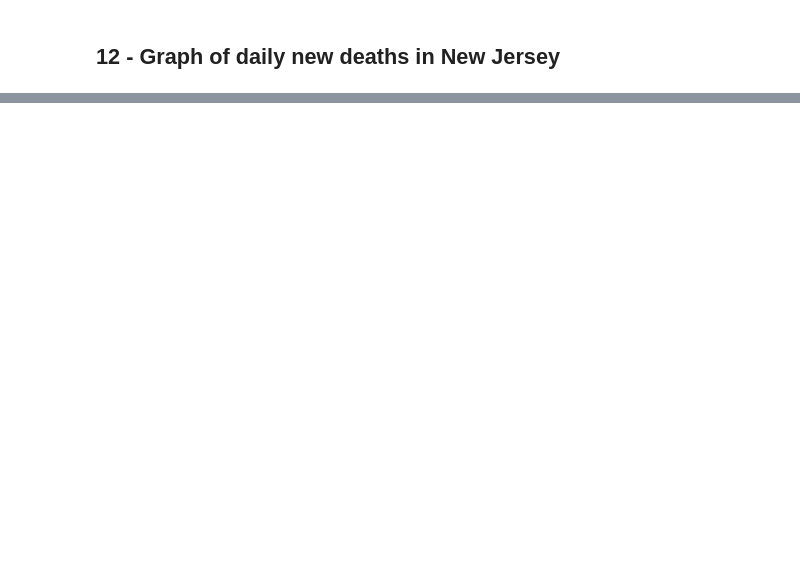
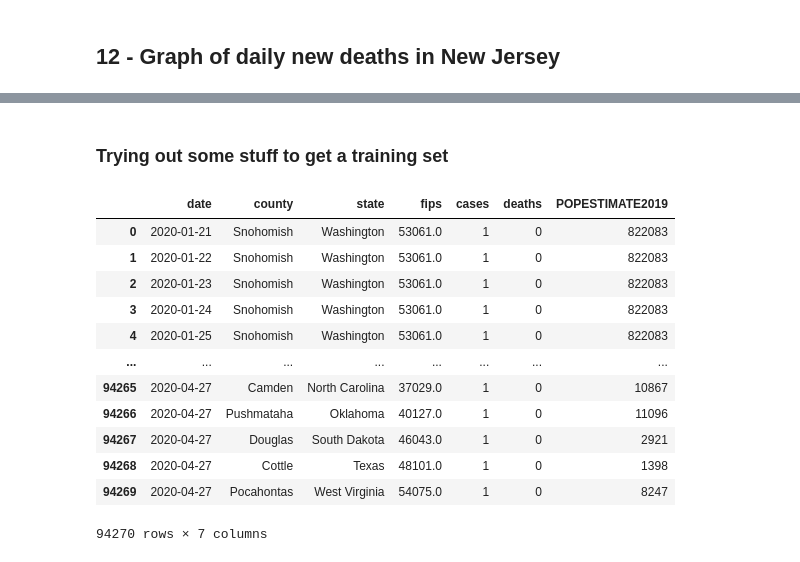
Before and after one commit to annagodin/CS439-Semester-Project, a Jupyter notebook: Coronavirus Project/Coronavirus Data Research.ipynb, the cells around one changed output, grey strips where cells are left out. Saved outputs shown, nothing was run; the diff lists cells and outputs as text; code cells hidden in the pictures; blank space fills up the shorter version.

Commit message:
created dataframe with county pop and covid data

```diff
--- a/Coronavirus Project/Coronavirus Data Research.ipynb
+++ b/Coronavirus Project/Coronavirus Data Research.ipynb
@@ -671,0 +701,50 @@ display(chart)
+# %% [markdown]
+### Trying out some stuff to get a training set
+# %%
+#load census county data, might have to figure out how to get this online so we don't have to submit the data when we submit the project??
+census_data_filename = 'state_pop_data/co-est2019-alldata.csv'
+
+census_counties = pd.read_csv(census_data_filename, error_bad_lines=False, encoding='latin-1')
+census_counties = census_counties[['STATE','COUNTY','POPESTIMATE2019']]
+
+#removing state entries (aka entries where the county is 0)
+census_counties = census_counties[census_counties['COUNTY']!=0]
+
+#functions to get fips code
+def format_state_fips(state_fips):
+    if state_fips > 0 and state_fips < 10:
+        return "0" + str(state_fips)
+    else:
+        return str(state_fips)
+
+def format_county_fips(county_fips):
+    if county_fips > 0 and county_fips < 10:
+        return "00" + str(county_fips)
+    elif county_fips > 9 and county_fips < 100:
+        return "0" + str(county_fips)
+    else:
+        return str(county_fips)
+
+def get_fips(state_fips, county_fips):
+    return int(format_state_fips(state_fips) + format_county_fips(county_fips))
+
+# using apply function to create a new columnS
+census_counties['fips'] = census_counties.apply(lambda row: get_fips(row.STATE, row.COUNTY), axis = 1)
+# temp contains county covid data and population data
+temp = pd.merge(left=us_counties, right=census_counties[['fips','POPESTIMATE2019']])
+
+temp
+# %% [output]
+|  | date | county | state | fips | cases | deaths | POPESTIMATE2019 |
+| 0 | 2020-01-21 | Snohomish | Washington | 53061.0 | 1 | 0 | 822083 |
+| 1 | 2020-01-22 | Snohomish | Washington | 53061.0 | 1 | 0 | 822083 |
+| 2 | 2020-01-23 | Snohomish | Washington | 53061.0 | 1 | 0 | 822083 |
+| 3 | 2020-01-24 | Snohomish | Washington | 53061.0 | 1 | 0 | 822083 |
+| 4 | 2020-01-25 | Snohomish | Washington | 53061.0 | 1 | 0 | 822083 |
+| ... | ... | ... | ... | ... | ... | ... | ... |
+| 94265 | 2020-04-27 | Camden | North Carolina | 37029.0 | 1 | 0 | 10867 |
+| 94266 | 2020-04-27 | Pushmataha | Oklahoma | 40127.0 | 1 | 0 | 11096 |
+| 94267 | 2020-04-27 | Douglas | South Dakota | 46043.0 | 1 | 0 | 2921 |
+| 94268 | 2020-04-27 | Cottle | Texas | 48101.0 | 1 | 0 | 1398 |
+| 94269 | 2020-04-27 | Pocahontas | West Virginia | 54075.0 | 1 | 0 | 8247 |
+94270 rows × 7 columns
```
Also changed, not shown: parts of 9 cells of this notebook.
